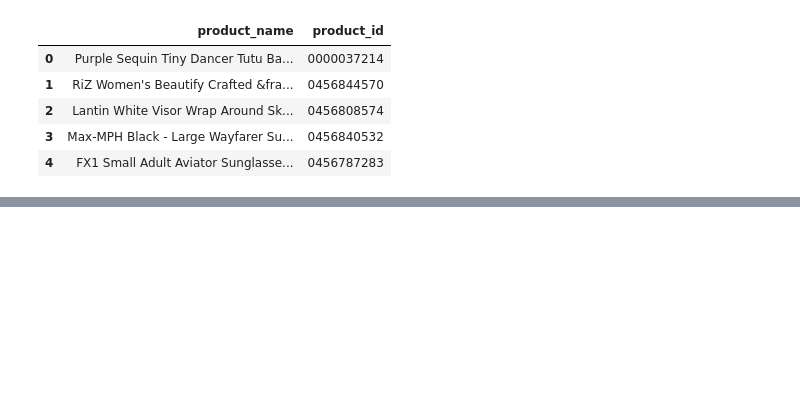
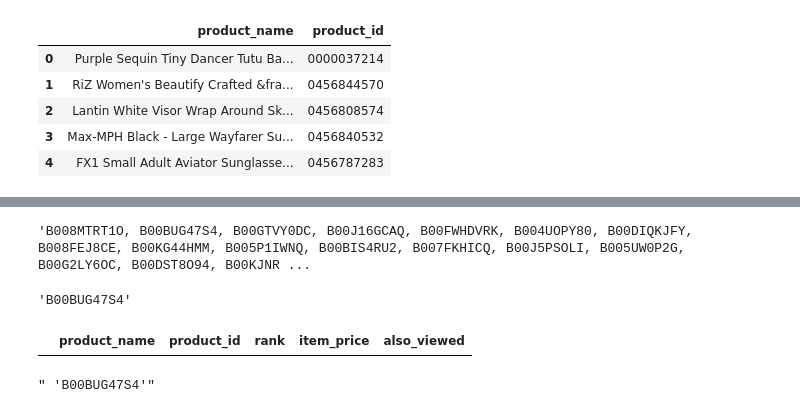
Before and after one commit to adithyarganesh/Quick-Basket, a Jupyter notebook: Untitled2.ipynb, the cells around one changed output, grey strips where cells are left out. Saved outputs shown, nothing was run; the diff lists cells and outputs as text; code cells hidden in the pictures; blank space fills up the shorter version.

```diff
--- a/Untitled2.ipynb
+++ b/Untitled2.ipynb
@@ -75,0 +136,7 @@ a.to_csv("100.csv",index =  False)
+# %%
+for index, rows in df.iterrows():
+    letters = rows["also_viewed"]
+    letters = letters.split(',')
+    for i in letters:
+        if len(df.loc[df['product_id'] == i.strip()].index) ==0:
+            df = df.replace({i: ""}, regex=True)
@@ -75,0 +158,6 @@ a.to_csv("100.csv",index =  False)
+# %%
+df = df.replace({"'": ""}, regex=True)
+# %%
+df["also_viewed"][1]
+# %% [output]
+'B008MTRT1O, B00BUG47S4, B00GTVY0DC, B00J16GCAQ, B00FWHDVRK, B004UOPY80, B00DIQKJFY, B008FEJ8CE, B00KG44HMM, B005P1IWNQ, B00BIS4RU2, B007FKHICQ, B00J5PSOLI, B005UW0P2G, B00G2LY6OC, B00DST8O94, B00KJNR ...
@@ -75,0 +166,8 @@ a.to_csv("100.csv",index =  False)
+# %%
+letters[1].strip()
+# %% [output]
+'B00BUG47S4'
+# %%
+df.loc[df['product_id'] == 'B00E1YRI4C']
+# %% [output]
+|  | product_name | product_id | rank | item_price | also_viewed |
@@ -75,0 +178,4 @@ a.to_csv("100.csv",index =  False)
+# %%
+letters[1]
+# %% [output]
+" 'B00BUG47S4'"
```
Also changed, not shown: parts of 19 cells of this notebook, 7 other files.
